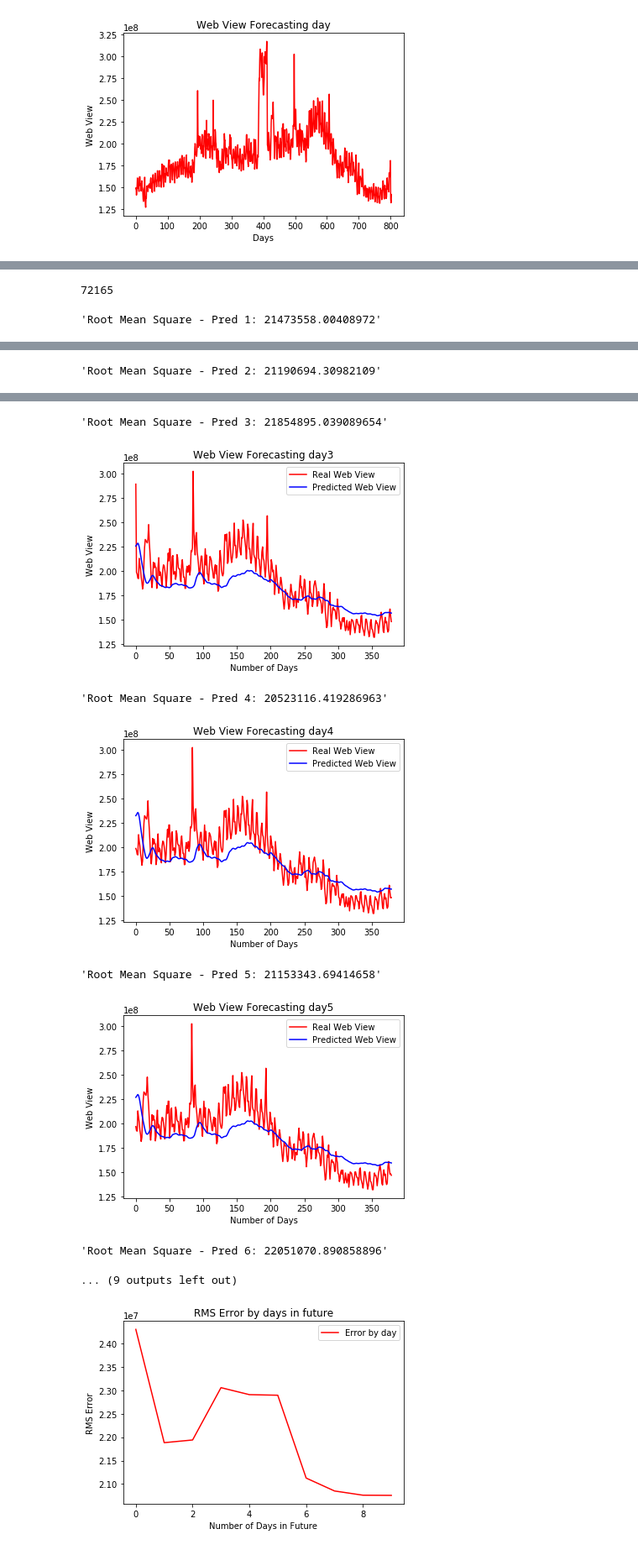
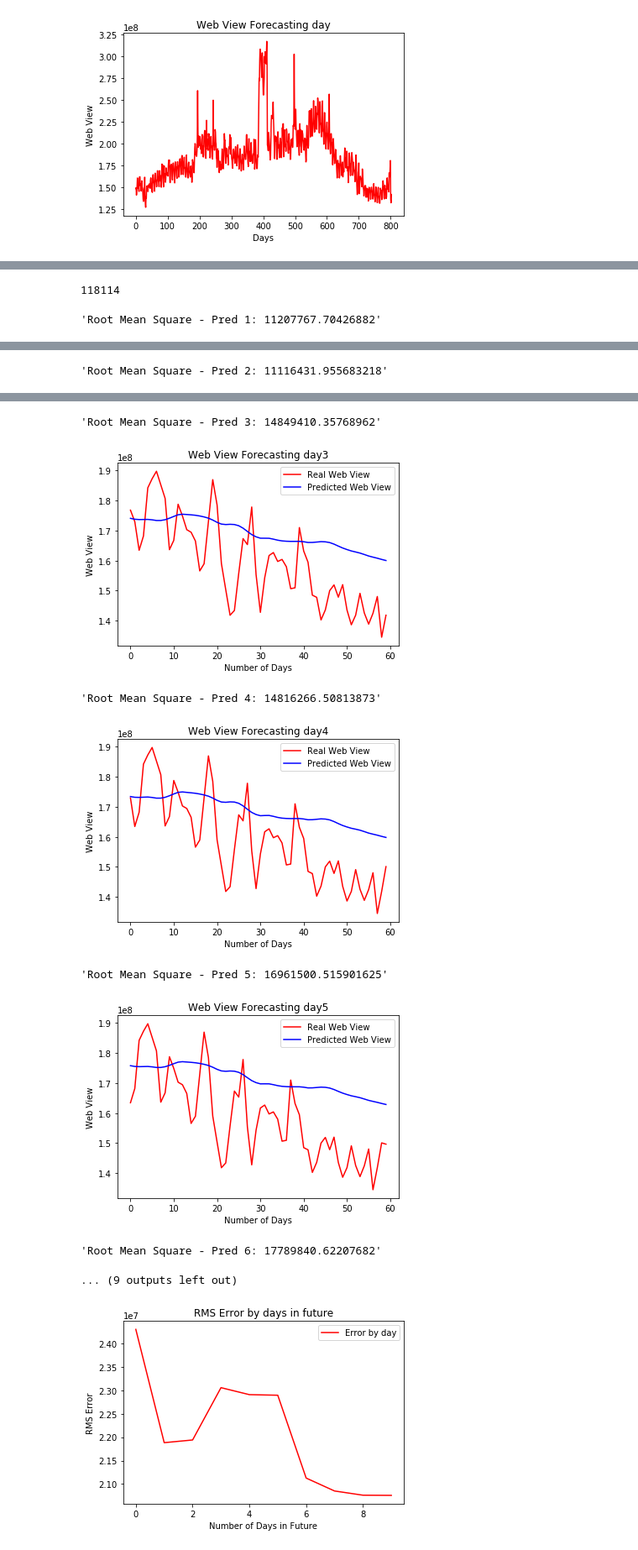
Before and after one commit to marcosscarpim/INF_0619_Final, a Jupyter notebook: solution_RNN_all.ipynb, the cells around one changed output, grey strips where cells are left out. Shown: that part at 84% size. Drawn from its saved outputs; the diff is of its cells as text; code cells hidden in the pictures.

```diff
--- a/solution_RNN_all.ipynb
+++ b/solution_RNN_all.ipynb
@@ -59,11 +59,11 @@ INPUT_DAYS = 30
 # number of days in future model will try to predict
 OUTPUT_DAYS = 10
 # number of days used to train
-WINDOW_RANGE = 380
+WINDOW_RANGE = 600
 # test range
 TEST_RANGE = 60
 # number of shift for val data
-SHIFT_VAL = 30
+SHIFT_VAL = 80
 
 def createLSTMModel():
     regressor = Sequential()
@@ -184,16 +184,16 @@ X_value = random.randint(0,train.shape[0])
 print(X_value)
 
 # Getting the predicted Web View
-test = data[WINDOW_RANGE:]
+test = data[WINDOW_RANGE+INPUT_DAYS+OUTPUT_DAYS:]
 
-X_test = np.reshape(test[0:WINDOW_RANGE],(-1,1))
+X_test = np.reshape(test[0:TEST_RANGE],(-1,1))
 for i in range(1,INPUT_DAYS):
-    x_test = test[i:WINDOW_RANGE+i]
+    x_test = test[i:TEST_RANGE+i]
     X_test = np.append(X_test, np.reshape(x_test,(-1,1)), axis=1)
 
-y_test = np.reshape(test[INPUT_DAYS:WINDOW_RANGE+INPUT_DAYS],(-1,1))
+y_test = np.reshape(test[INPUT_DAYS:TEST_RANGE+INPUT_DAYS],(-1,1))
 for i in range(INPUT_DAYS+1, INPUT_DAYS+OUTPUT_DAYS):
-    y = test[i:WINDOW_RANGE+i]
+    y = test[i:TEST_RANGE+i]
     y_test = np.append(y_test, np.reshape(y,(-1,1)), axis=1)
 
 inputs = X_test
@@ -202,15 +202,15 @@ inputs = sc_X.transform(inputs)
 # reshape for Regression
 #inputs = np.reshape(inputs, (WINDOW_RANGE, INPUT_DAYS))
 # reshape for LSTM
-inputs = np.reshape(inputs, (WINDOW_RANGE, INPUT_DAYS,1))
+inputs = np.reshape(inputs, (TEST_RANGE, INPUT_DAYS,1))
 
-Y_pred = np.empty((WINDOW_RANGE,0))
+Y_pred = np.empty((TEST_RANGE,0))
 for i in range(0,OUTPUT_DAYS):
     regressor = regressors[i]
     y_pred = regressor.predict(inputs)
     #y_pred = sc_Y.inverse_transform(y_pred)
     #y_pred[y_pred < 0] = 0
-    Y_pred = np.append(Y_pred, np.reshape(y_pred, (WINDOW_RANGE,1)), axis=1)
+    Y_pred = np.append(Y_pred, np.reshape(y_pred, (TEST_RANGE,1)), axis=1)
 
     #print(y_pred)
 
@@ -238,5 +238,5 @@ for i in range(0,OUTPUT_DAYS):
     plt.legend()
     plt.show()
 # %% [output]
-72165
+118114
-'Root Mean Square - Pred 1: 21473558.00408972'
+'Root Mean Square - Pred 1: 11207767.70426882'
@@ -244 +244 @@ for i in range(0,OUTPUT_DAYS):
-'Root Mean Square - Pred 2: 21190694.30982109'
+'Root Mean Square - Pred 2: 11116431.955683218'
@@ -246,10 +246,10 @@ for i in range(0,OUTPUT_DAYS):
-'Root Mean Square - Pred 3: 21854895.039089654'
+'Root Mean Square - Pred 3: 14849410.35768962'
-[figure, old version]
+[figure, new version]
-'Root Mean Square - Pred 4: 20523116.419286963'
+'Root Mean Square - Pred 4: 14816266.50813873'
-[figure, old version]
+[figure, new version]
-'Root Mean Square - Pred 5: 21153343.69414658'
+'Root Mean Square - Pred 5: 16961500.515901625'
-[figure, old version]
+[figure, new version]
-'Root Mean Square - Pred 6: 22051070.890858896'
+'Root Mean Square - Pred 6: 17789840.62207682'
 ... (9 outputs left out)
 # %%
 plt.figure
```
Also changed, not shown: parts of 2 cells of this notebook.
